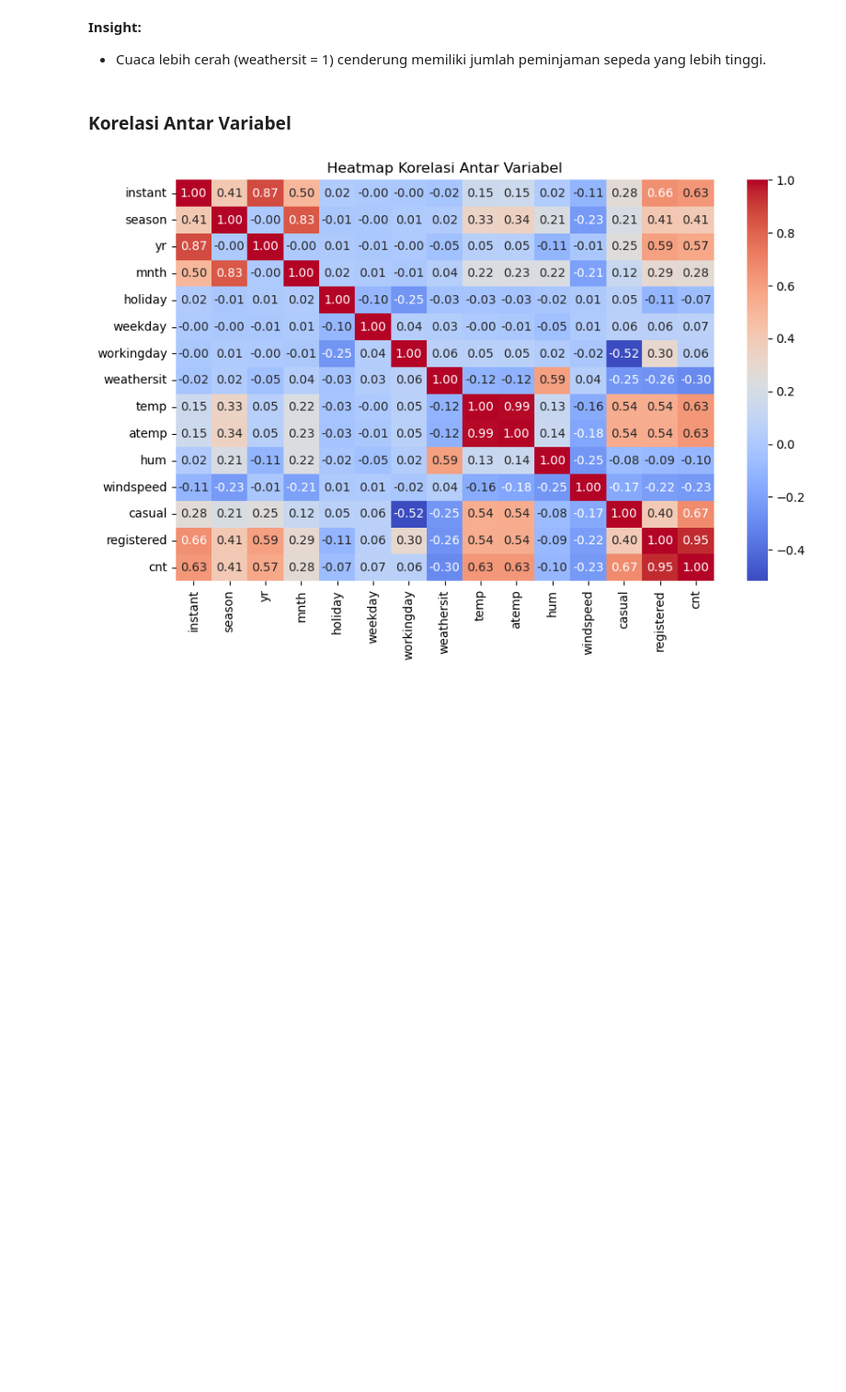
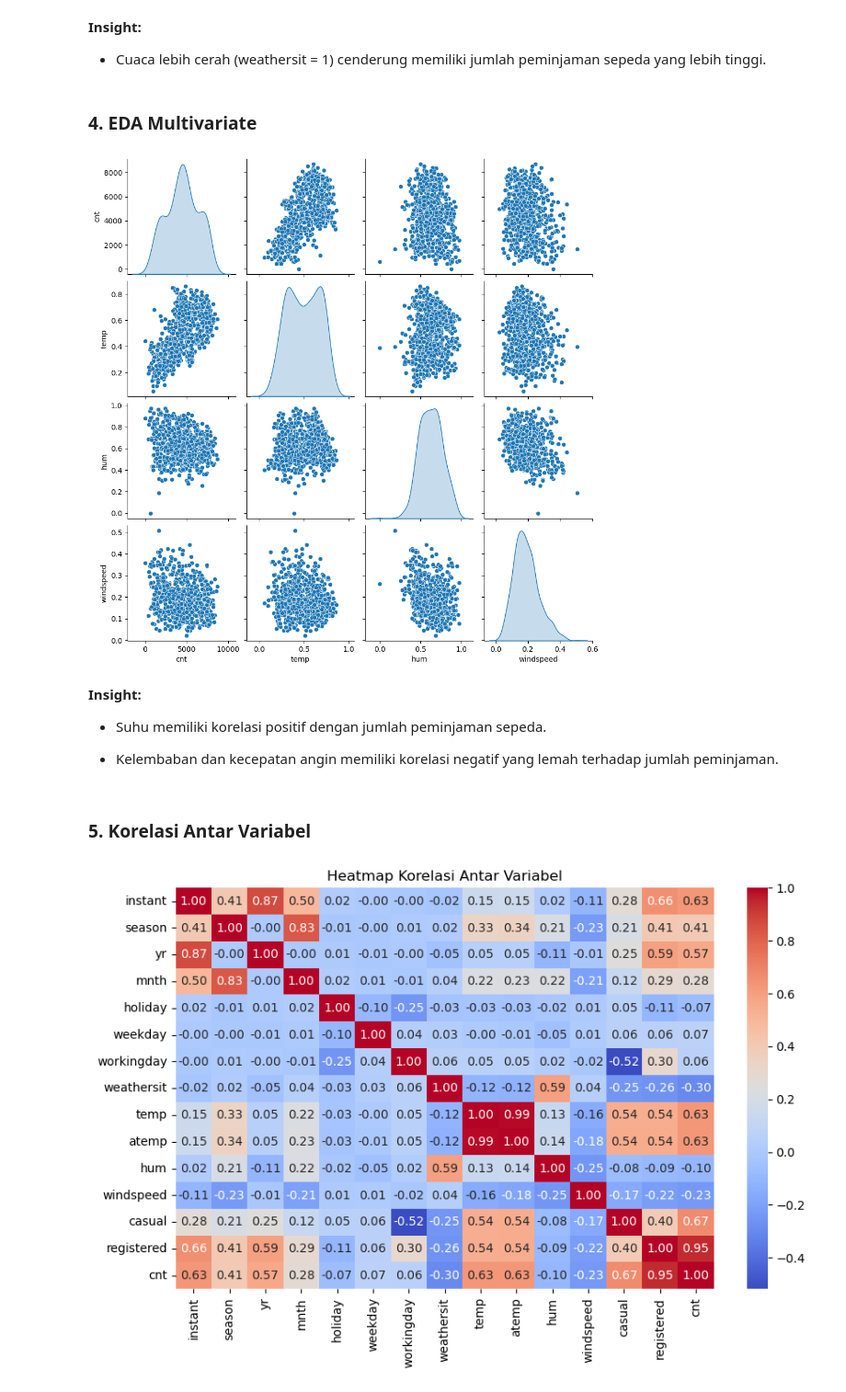
Before and after one commit to TrizzlyGH/DatSci-Dicoding-Nasywan, a Jupyter notebook: notebook.ipynb, the cells around one changed output. Shown at 92% size. Drawn from its saved outputs; the diff is of its cells as text; code cells hidden in the pictures; blank space fills up the shorter version.

```diff
--- a/notebook.ipynb
+++ b/notebook.ipynb
@@ -137,8 +178,21 @@ plt.show()
  **Insight:**
 
  - Cuaca lebih cerah (weathersit = 1) cenderung memiliki jumlah peminjaman sepeda yang lebih tinggi.
+# %% [markdown]
+ ### 4. EDA Multivariate
+# %%
+sns.pairplot(day_data[['cnt', 'temp', 'hum', 'windspeed']], diag_kind='kde')
+plt.show()
+# %% [output]
+[figure, added]
+# %% [markdown]
+ **Insight:**
+
+ - Suhu memiliki korelasi positif dengan jumlah peminjaman sepeda.
+
+ - Kelembaban dan kecepatan angin memiliki korelasi negatif yang lemah terhadap jumlah peminjaman.
 # %% [markdown]
- ### Korelasi Antar Variabel
+ ### 5. Korelasi Antar Variabel
 # %%
 plt.figure(figsize=(10, 6))
 sns.heatmap(day_data.corr(), annot=True, cmap='coolwarm', fmt='.2f')
```
Also changed, not shown: parts of 10 cells of this notebook, 2 other files.
